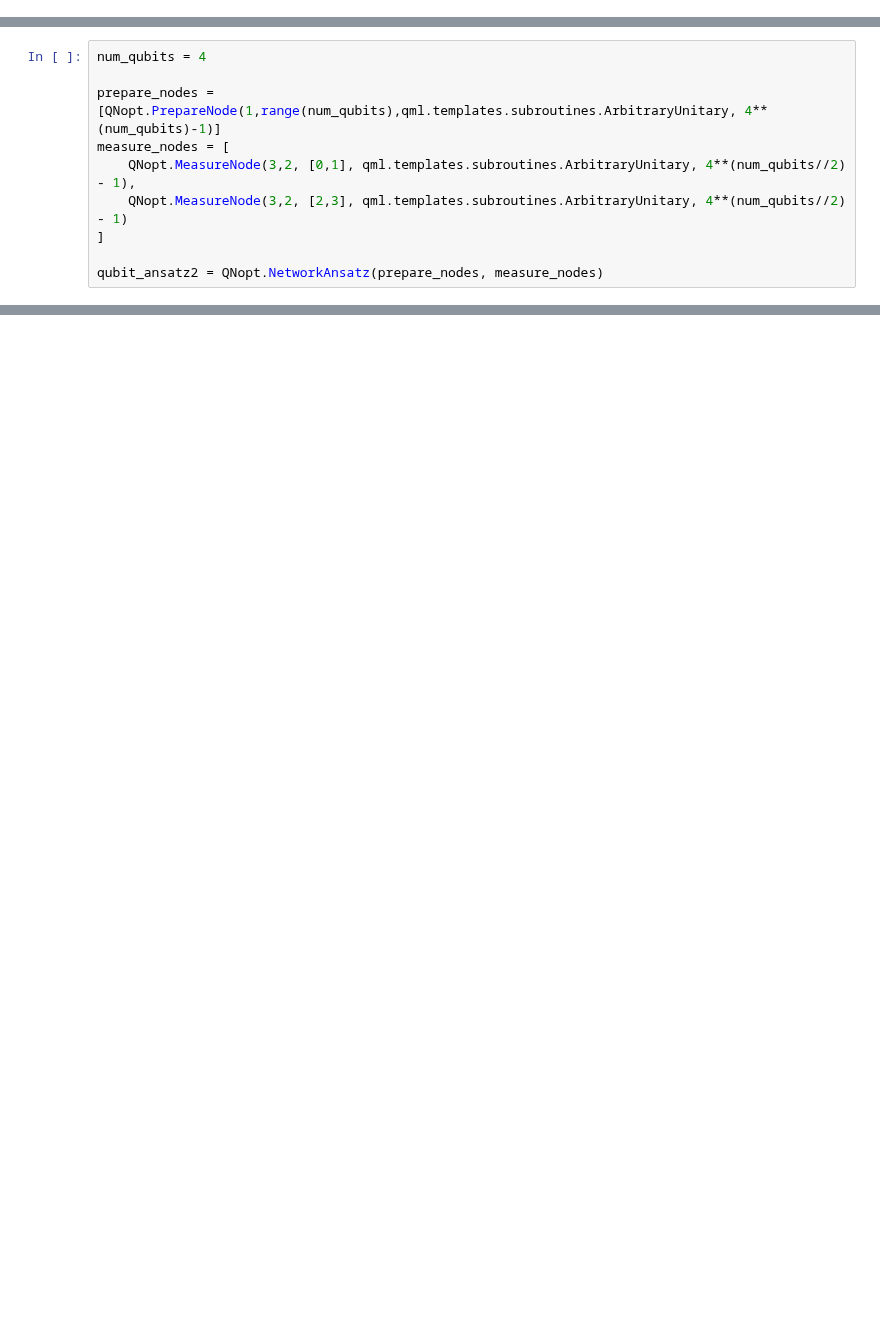
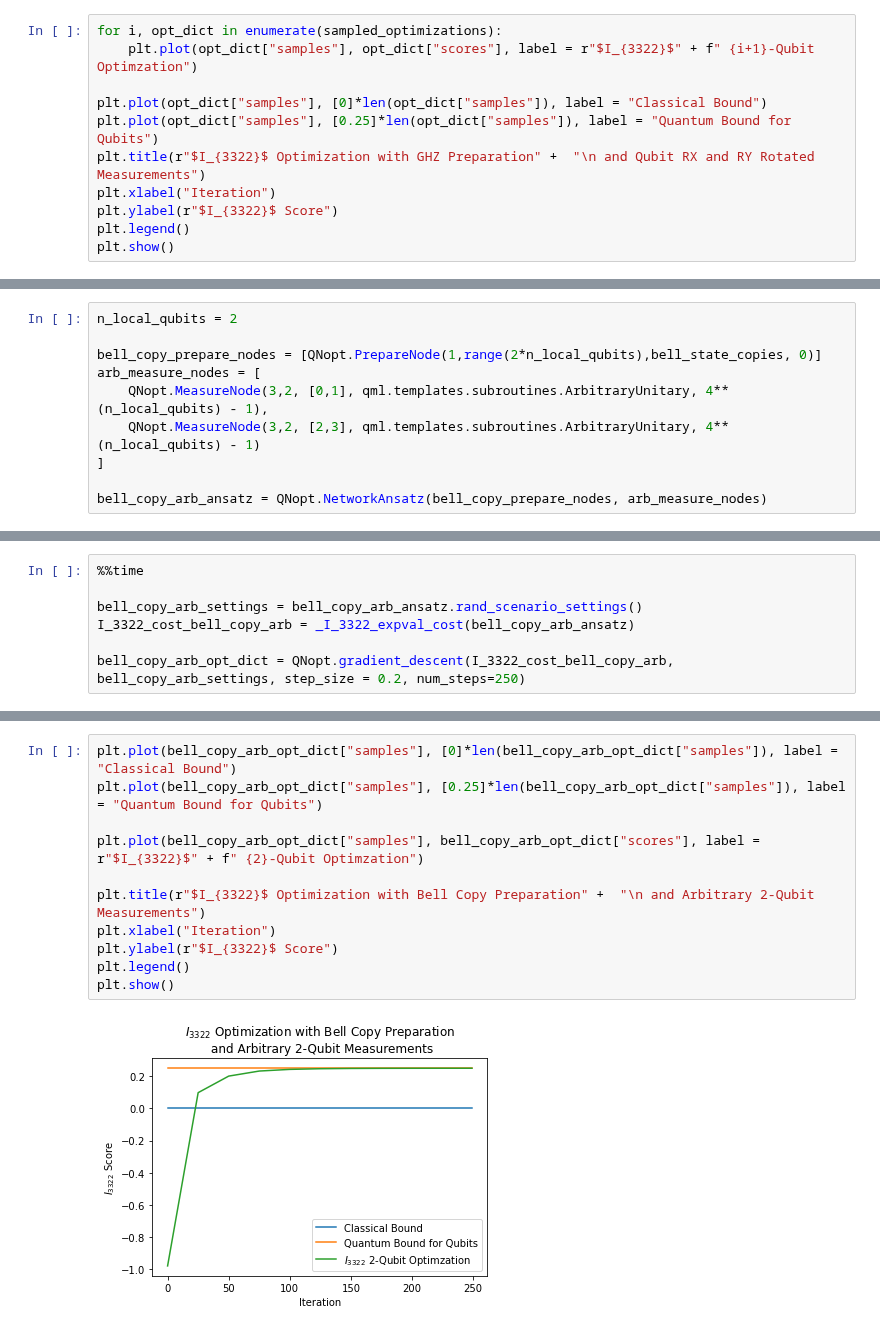
Before and after one commit to ChitambarLab/qNetVO, a Jupyter notebook: notebook/bipartite_nonsignaling_I3322_violations_by_dimension.ipynb, the cells around one changed output, grey strips where cells are left out. Drawn from its saved outputs; the diff is of its cells as text; blank space fills up the shorter version.

```diff
--- a/notebook/bipartite_nonsignaling_I3322_violations_by_dimension.ipynb
+++ b/notebook/bipartite_nonsignaling_I3322_violations_by_dimension.ipynb
@@ -124,0 +242,11 @@ plt.show()
+# %%
+for i, opt_dict in enumerate(sampled_optimizations):
+    plt.plot(opt_dict["samples"], opt_dict["scores"], label = r"$I_{3322}$" + f" {i+1}-Qubit Optimzation")
+
+plt.plot(opt_dict["samples"], [0]*len(opt_dict["samples"]), label = "Classical Bound")
+plt.plot(opt_dict["samples"], [0.25]*len(opt_dict["samples"]), label = "Quantum Bound for Qubits")
+plt.title(r"$I_{3322}$ Optimization with GHZ Preparation" +  "\n and Qubit RX and RY Rotated Measurements")
+plt.xlabel("Iteration")
+plt.ylabel(r"$I_{3322}$ Score")
+plt.legend()
+plt.show()
@@ -127,10 +374,10 @@ plt.show()
 # %%
-num_qubits = 4
+n_local_qubits = 2
 
-prepare_nodes = [QNopt.PrepareNode(1,range(num_qubits),qml.templates.subroutines.ArbitraryUnitary, 4**(num_qubits)-1)]
-measure_nodes = [
-    QNopt.MeasureNode(3,2, [0,1], qml.templates.subroutines.ArbitraryUnitary, 4**(num_qubits//2) - 1),
-    QNopt.MeasureNode(3,2, [2,3], qml.templates.subroutines.ArbitraryUnitary, 4**(num_qubits//2) - 1)
+bell_copy_prepare_nodes = [QNopt.PrepareNode(1,range(2*n_local_qubits),bell_state_copies, 0)]
+arb_measure_nodes = [
+    QNopt.MeasureNode(3,2, [0,1], qml.templates.subroutines.ArbitraryUnitary, 4**(n_local_qubits) - 1),
+    QNopt.MeasureNode(3,2, [2,3], qml.templates.subroutines.ArbitraryUnitary, 4**(n_local_qubits) - 1)
 ]
 
-qubit_ansatz2 = QNopt.NetworkAnsatz(prepare_nodes, measure_nodes)
+bell_copy_arb_ansatz = QNopt.NetworkAnsatz(bell_copy_prepare_nodes, arb_measure_nodes)
@@ -250,0 +384,7 @@ ansatz.dev.wires[0]
+# %%
+%%time
+
+bell_copy_arb_settings = bell_copy_arb_ansatz.rand_scenario_settings()
+I_3322_cost_bell_copy_arb = _I_3322_expval_cost(bell_copy_arb_ansatz)
+
+bell_copy_arb_opt_dict = QNopt.gradient_descent(I_3322_cost_bell_copy_arb, bell_copy_arb_settings, step_size = 0.2, num_steps=250)
@@ -250,0 +404,13 @@ ansatz.dev.wires[0]
+# %%
+plt.plot(bell_copy_arb_opt_dict["samples"], [0]*len(bell_copy_arb_opt_dict["samples"]), label = "Classical Bound")
+plt.plot(bell_copy_arb_opt_dict["samples"], [0.25]*len(bell_copy_arb_opt_dict["samples"]), label = "Quantum Bound for Qubits")
+
+plt.plot(bell_copy_arb_opt_dict["samples"], bell_copy_arb_opt_dict["scores"], label = r"$I_{3322}$" + f" {2}-Qubit Optimzation")
+
+plt.title(r"$I_{3322}$ Optimization with Bell Copy Preparation" +  "\n and Arbitrary 2-Qubit Measurements")
+plt.xlabel("Iteration")
+plt.ylabel(r"$I_{3322}$ Score")
+plt.legend()
+plt.show()
+# %% [output]
+[figure, added]
```
Also changed, not shown: parts of 39 cells of this notebook.
